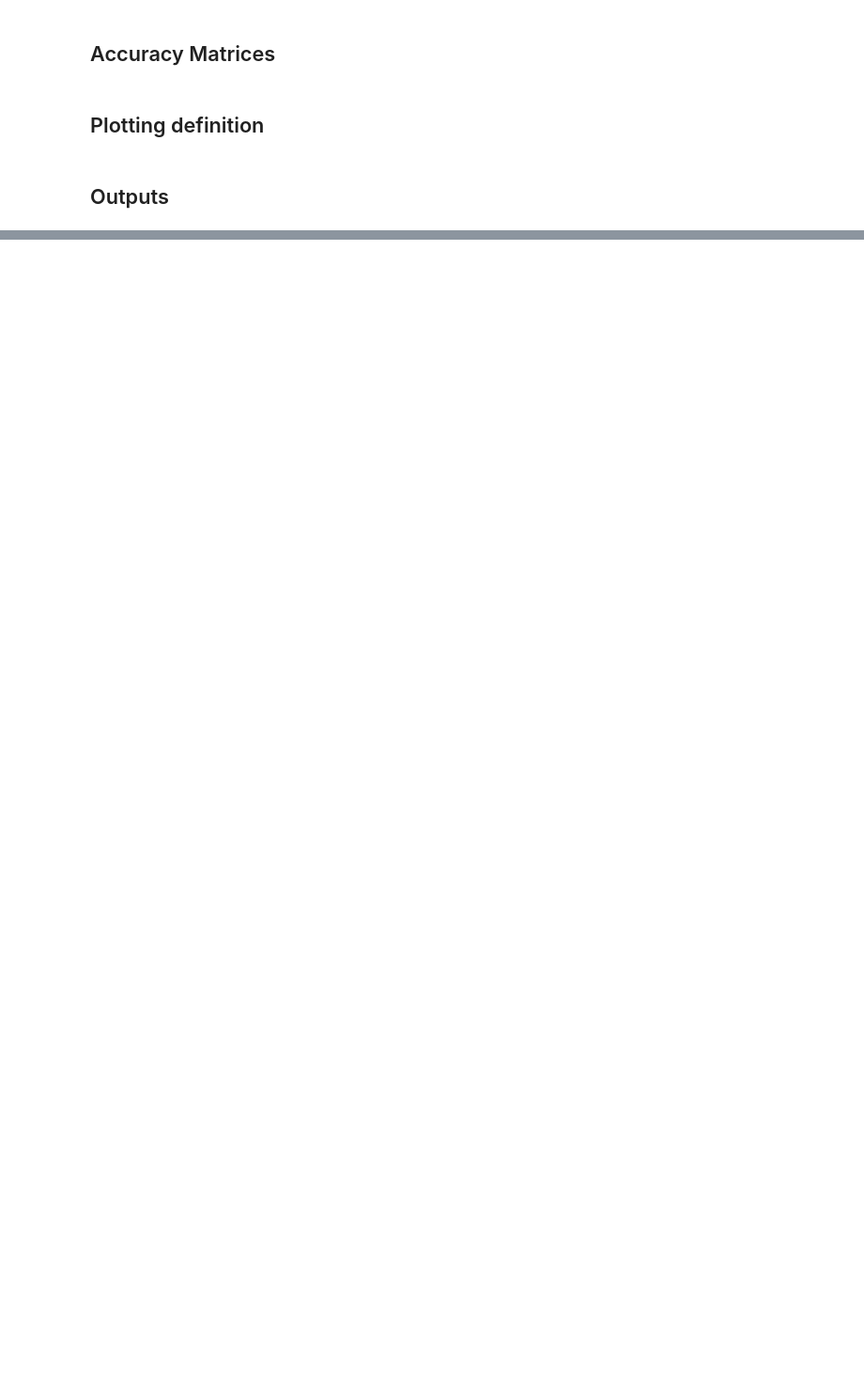
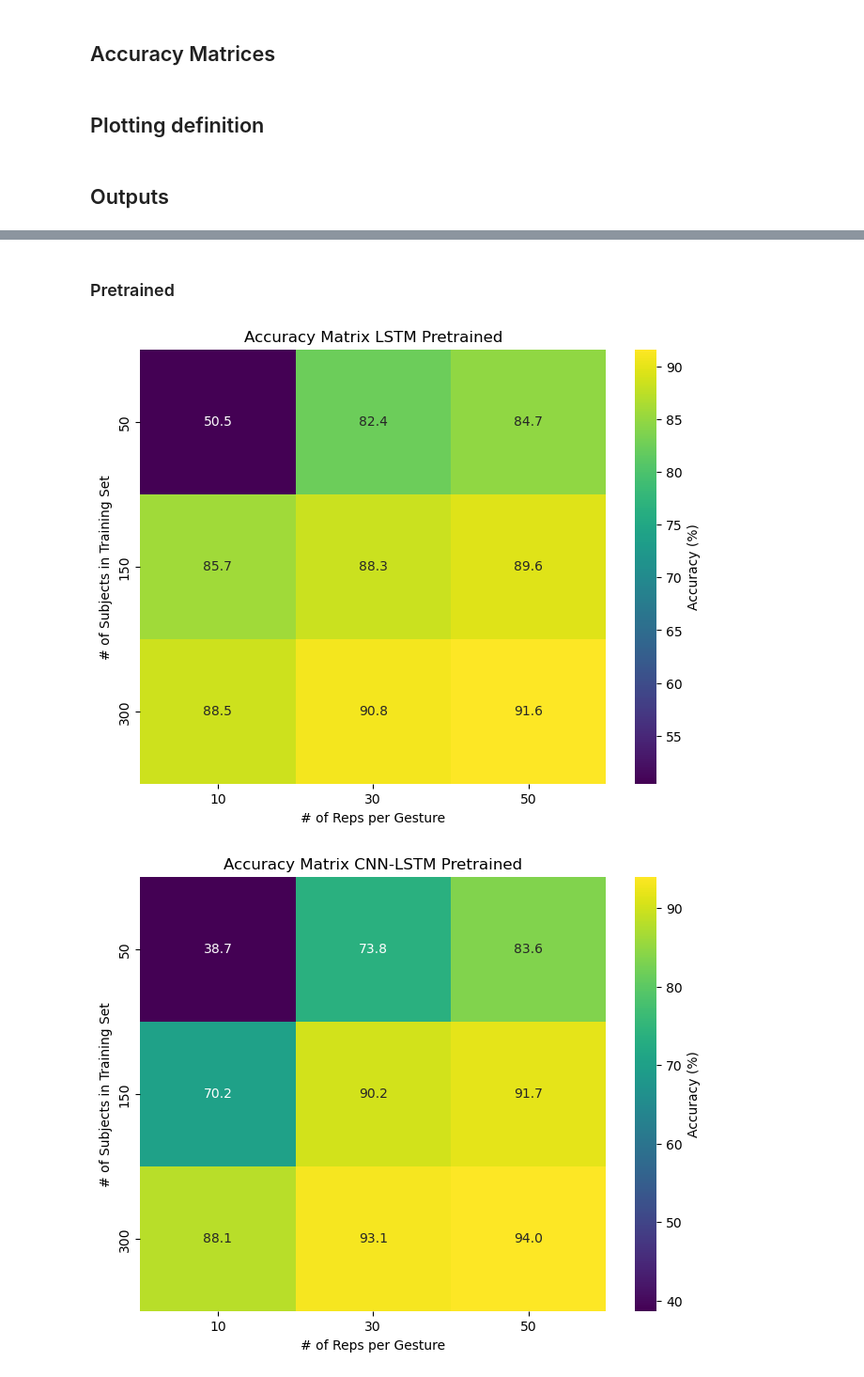
Before and after one commit to johannesrathgeb/discrete-hand-gesture-recognition, a Jupyter notebook: plotting.ipynb, the cells around one changed output, grey strips where cells are left out. Shown at 94% size. Cells and saved outputs as stored; diff of their text form; code cells hidden in the pictures; blank space fills up the shorter version.

```diff
--- a/plotting.ipynb
+++ b/plotting.ipynb
@@ -73,0 +94,8 @@ plot_matrix_seaborn(accuracy_matrix_cnn, "Accuracy Matrix Fused-CNN", labels)
+# %% [markdown]
+### Pretrained
+# %%
+plot_matrix_seaborn(accuracy_matrix_lstm_pretrained, "Accuracy Matrix LSTM Pretrained", labels)
+plot_matrix_seaborn(accuracy_matrix_cnnlstm_pretrained, "Accuracy Matrix CNN-LSTM Pretrained", labels)
+# %% [output]
+[figure, added]
+[figure, added]
```
Also changed, not shown: parts of 5 cells of this notebook, 6 other files.
